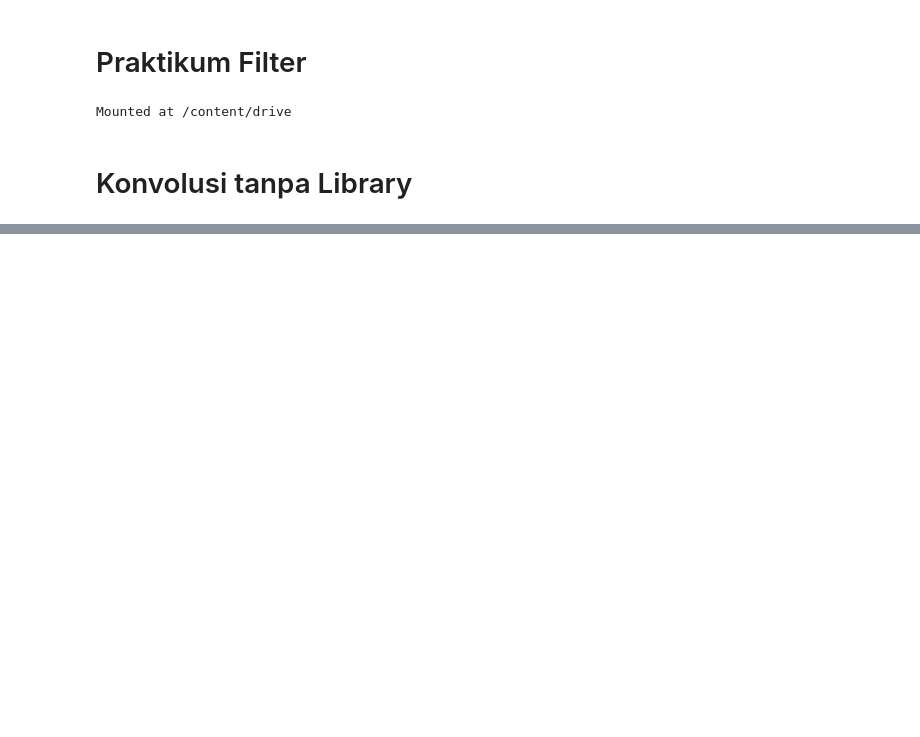
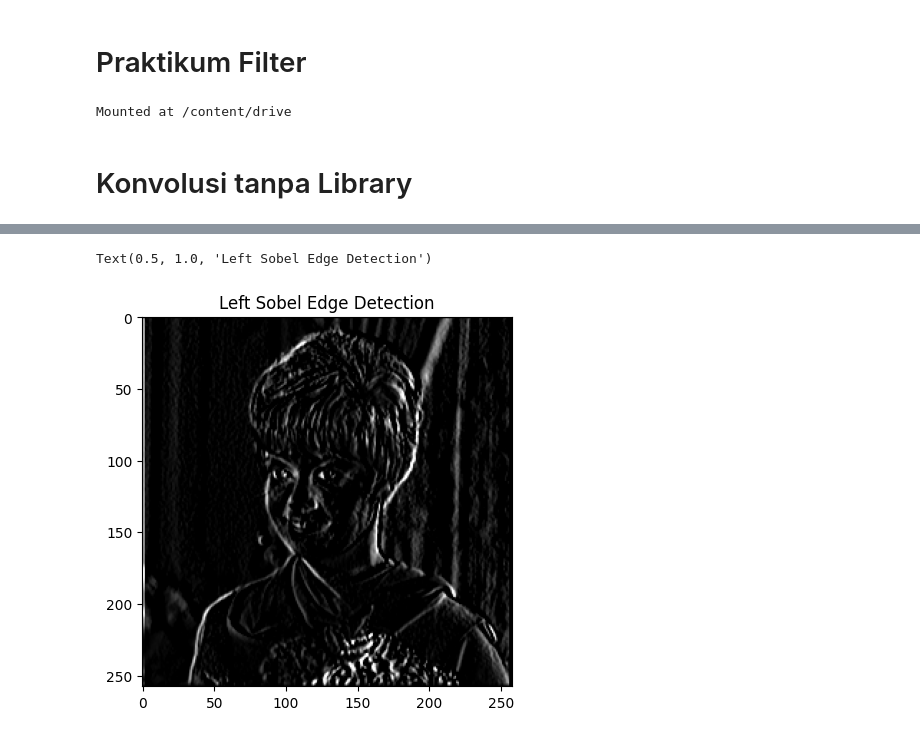
Before and after one commit to edoaurahman/PCVK, a Jupyter notebook: week7.ipynb, the cells around one changed output, grey strips where cells are left out. Drawn from its saved outputs; the diff is of its cells as text; code cells hidden in the pictures; blank space fills up the shorter version.

```diff
--- a/week7.ipynb
+++ b/week7.ipynb
@@ -55,0 +72,13 @@ IndexError: tuple index out of range
+# %%
+# Left sobel edge detection
+kernel_sobel = np.array([
+    [-1, 0, 1],
+    [-2, 0, 2],
+    [-1, 0, 1]
+])
+
+result = convolution2d(img_gray,kernel_sobel,1,2)
+
+plt.imshow(cv.cvtColor(result, cv.COLOR_GRAY2RGB))
+plt.title('Left Sobel Edge Detection')
+# %% [output]
@@ -55,0 +86,2 @@ IndexError: tuple index out of range
+Text(0.5, 1.0, 'Left Sobel Edge Detection')
+[figure, added]
```
Also changed, not shown: parts of 8 cells of this notebook.
